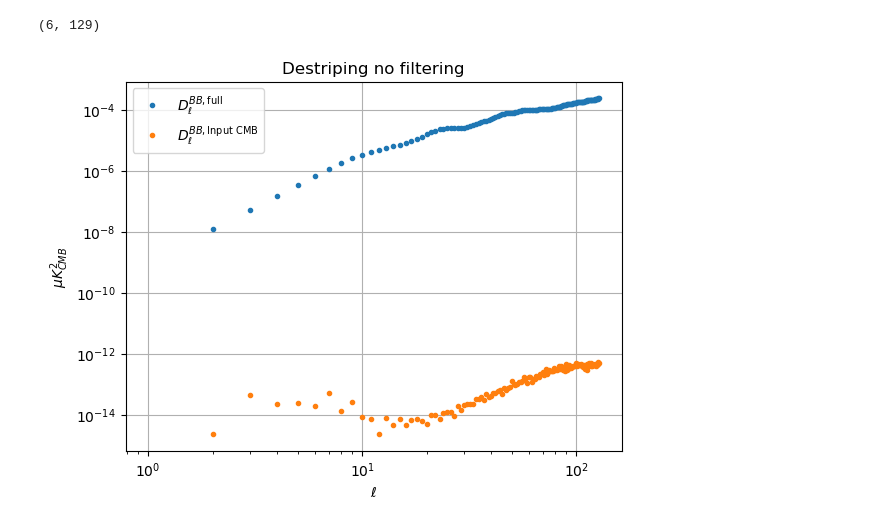
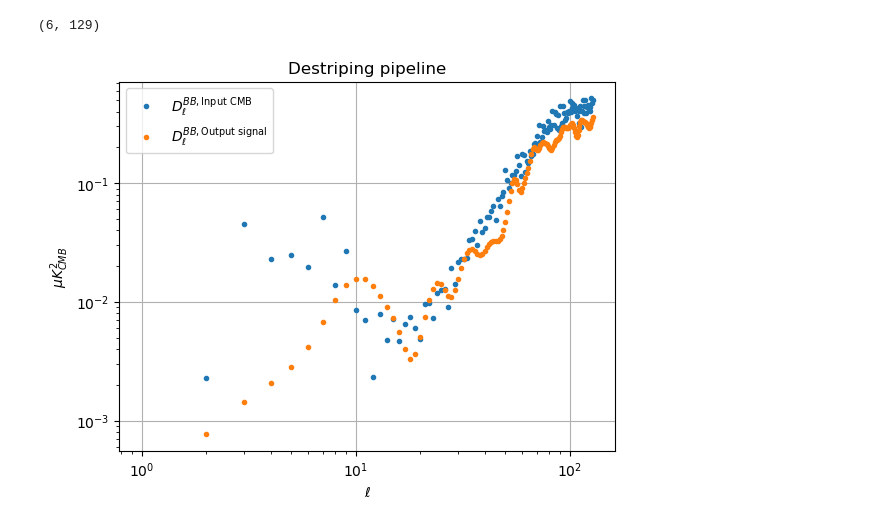
Before and after one commit to julientang/M2-internship, a Jupyter notebook: notebook/Observation_102.ipynb, the cells around one changed output. Cells and saved outputs as stored; diff of their text form; code cells hidden in the pictures.

```diff
--- a/notebook/Observation_102.ipynb
+++ b/notebook/Observation_102.ipynb
@@ -131,0 +143,4 @@ Standard deviation is 2.898968438606426e-07
+# %%
+mask_dest = maps_destriping['hitmap_signal']
+mask1 = np.ones(maps_destriping['map_signal'].shape)
+mask1[:,mask_dest==0] = 0
@@ -131,0 +162,3 @@ Standard deviation is 2.898968438606426e-07
+# %%
+map_filtCMB = maps_filtering['map_signal']
+map_destCMB = maps_destriping['map_signal']
@@ -131,0 +186,2 @@ Standard deviation is 2.898968438606426e-07
+# %%
+map_filt2CMB = map_filtCMB[:]*mask1
@@ -142,6 +200,9 @@ Dl_noise = D_ell(maps = maps_destriping['map_noise'], lmax=lmax)
 Dl_signal = D_ell(maps = maps_destriping['map_signal'], lmax=lmax)
 Dl_full = D_ell(maps = maps_destriping['map_full'], lmax=lmax)
 Dl_contamination = D_ell(maps = maps_destriping['map_contamination'], lmax=lmax)
+# %%
+Dl_filt = D_ell(maps = map_dest2CMB, lmax=lmax)
+Dl_dest = D_ell(maps = map_filt2CMB, lmax=lmax)
 # %%
 Dl_full1 = D_ell(maps = map_full_reconstruc, lmax=lmax)
 Dl_full2= D_ell(maps = map_conta_signal, lmax=lmax)
@@ -169,25 +236,25 @@ Dl_input.shape
 # %%
 #plt.plot(l_arr, Dl_atm/sky_fraction,'.',label = r'$D_{\ell}^{TT, \text{atmosphere}}$')
 #plt.plot(l_arr, Dl_noise/sky_fraction,'.',label = r'$D_{\ell}^{TT, \text{noise}}$')
 #pl#t.plot(l_arr, Dl_signal/sky_fraction,'.',label = r'$D_{\ell}^{TT, \text{signal}}$')
 #plt.plot(l_arr, Dl_full[0]/sky_fraction,'.',label = r'$D_{\ell}^{TT, \text{full}}$')
 #plt.plot(l_arr, Dl_full1[0]/sky_fraction,'.',label = r'$D_{\ell}^{TT, \text{atm+noise+signal}}$')
 #plt.plot(l_arr, Dl_full2[0]/sky_fraction,'.',label = r'$D_{\ell}^{TT, \text{conta+signal}}$')
-plt.plot(l_arr, Dl_full[2]/sky_fraction,'.',label = r'$D_{\ell}^{BB, \text{full}}$')
+#plt.plot(l_arr, Dl_full[2]/sky_fraction,'.',label = r'$D_{\ell}^{BB, \text{full}}$')
 #plt.plot(l_arr, Dl_full1[2]/sky_fraction,'.',label = r'$D_{\ell}^{BB, \text{atm+noise+signal}}$')
 #plt.plot(l_arr, Dl_full2[2]/sky_fraction,'.',label = r'$D_{\ell}^{BB, \text{conta+signal}}$')
-plt.plot(l_arr, Dl_input[2],'.',label = r'$D_{\ell}^{BB, \text{Input CMB} }$')
-#plt.plot(l_arr, Dl_signal[2]/sky_fraction,'.',label = r'$D_{\ell}^{BB, \text{Output signal}  }$')
+plt.plot(l_arr, Dl_input[2]*1e12,'.',label = r'$D_{\ell}^{BB, \text{Input CMB} }$')
+plt.plot(l_arr, Dl_dest[2]*1e12/(sky_fraction),'.',label = r'$D_{\ell}^{BB, \text{Output signal}  }$')
 #plt.plot(l_arr, Dl_signal[2]/Dl_input[2],'.',label = r'$D_{\ell}^{BB, \text{Output signal}  }$')
 #plt.plot(l_arr, sky_fraction*np.ones(lmax+1),'.',label = r'$D_{\ell}^{BB, \text{Output signal}  }$')
 
 plt.xlabel('$\ell$')
 plt.ylabel('$\mu K_{CMB}^2$')
 plt.legend(loc = 'best')
 plt.xscale('log')
 plt.yscale('log')
-plt.title('Destriping no filtering')
+plt.title('Destriping pipeline')
 plt.grid()
 plt.show()
 # %% [output]
-[figure, old version]
+[figure, new version]
```
Also changed, not shown: parts of 29 cells of this notebook, 1 other file.
